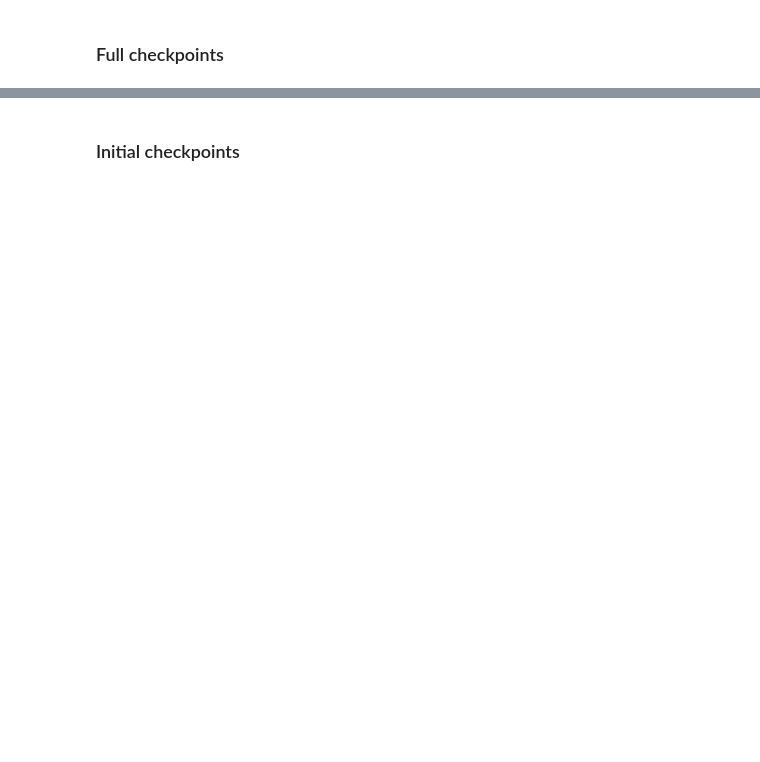
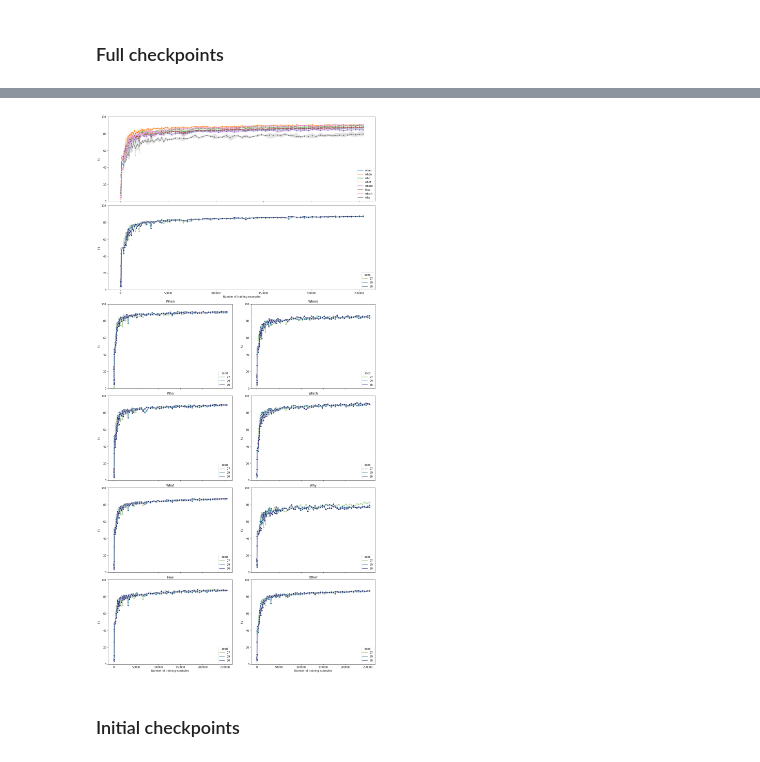
Before and after one commit to stevieg3/when-do-reading-comprehension-models-learn, a Jupyter notebook: notebooks/main/02-albert-xlarge-v2-SQuAD-v2 simple categories - more checkpoints.ipynb, the cells around one changed output, grey strips where cells are left out. Drawn from its saved outputs; the diff is of its cells as text; code cells hidden in the pictures; blank space fills up the shorter version.

Commit message:
Re-ran squad 2 plots

```diff
--- a/notebooks/main/02-albert-xlarge-v2-SQuAD-v2 simple categories - more checkpoints.ipynb
+++ b/notebooks/main/02-albert-xlarge-v2-SQuAD-v2 simple categories - more checkpoints.ipynb
@@ -151,3 +56,98 @@ plt.show()
+# %%
+fig = plt.figure(constrained_layout=True, figsize=(15, 30))
+gs = fig.add_gridspec(6, 2)
+
+# Overall (all examples) by seed
+ax2 = fig.add_subplot(gs[1, :])
+ax2.set_xlabel('Number of training examples')
+ax2.set_ylabel('F1')
+ax2.set_ylim(0, 100)
+sns.lineplot(data=metrics_by_cat, y='overall_f1', x='num_examples', hue='seed', marker='o', palette='crest', ax=ax2)
+ax2.legend(title='seed', loc='lower right')
+
+# By category
+ax1 = fig.add_subplot(gs[0, :], sharex=ax2, sharey=ax2)
+plt.setp(ax1.get_xticklabels(), visible=False)
+ax1.set_ylabel('F1')
+ax1.set_ylim(0, 100)
+sns.lineplot(data=metrics_by_cat, y='f1', x='num_examples', hue='w6h_label', marker='o', palette='tab10', ax=ax1)
+ax1.legend(loc='lower right')
+
+# 'How' by seed
+ax9 = fig.add_subplot(gs[5, 0])
+ax9.set_xlabel('Number of training examples')
+ax9.set_ylabel('F1')
+ax9.set_title('How')
+ax9.set_ylim(0, 100)
+sns.lineplot(data=metrics_by_cat[metrics_by_cat['w6h_label'] == 'how'], y='f1', x='num_examples', hue='seed', marker='o', palette='crest', ax=ax9)
+ax9.legend(title='seed', loc='lower right')
+
+# 'When' by seed
+ax3 = fig.add_subplot(gs[2, 0], sharex=ax9, sharey=ax9)
+plt.setp(ax3.get_xticklabels(), visible=False)
+ax3.set_ylabel('F1')
+ax3.set_title('When')
+ax3.set_ylim(0, 100)
+sns.lineplot(data=metrics_by_cat[metrics_by_cat['w6h_label'] == 'when'], y='f1', x='num_examples', hue='seed', marker='o', palette='crest', ax=ax3)
+ax3.legend(title='seed', loc='lower right')
+
+# 'Who' by seed
+ax5 = fig.add_subplot(gs[3, 0], sharex=ax9, sharey=ax9)
+plt.setp(ax5.get_xticklabels(), visible=False)
+ax5.set_ylabel('F1')
+ax5.set_title('Who')
+ax5.set_ylim(0, 100)
+sns.lineplot(data=metrics_by_cat[metrics_by_cat['w6h_label'] == 'who'], y='f1', x='num_examples', hue='seed', marker='o', palette='crest', ax=ax5)
+ax5.legend(title='seed', loc='lower right')
+
+# 'What' by seed
+ax7 = fig.add_subplot(gs[4, 0], sharex=ax9, sharey=ax9)
+plt.setp(ax7.get_xticklabels(), visible=False)
+ax7.set_ylabel('F1')
+ax7.set_title('What')
+ax7.set_ylim(0, 100)
+sns.lineplot(data=metrics_by_cat[metrics_by_cat['w6h_label'] == 'what'], y='f1', x='num_examples', hue='seed', marker='o', palette='crest', ax=ax7)
+ax7.legend(title='seed', loc='lower right')
+
+# 'Other' by seed
+ax10 = fig.add_subplot(gs[5, 1])
+ax10.set_xlabel('Number of training examples')
+ax10.set_ylabel('F1')
+ax10.set_title('Other')
+ax10.set_ylim(0, 100)
+sns.lineplot(data=metrics_by_cat[metrics_by_cat['w6h_label'] == 'other'], y='f1', x='num_examples', hue='seed', marker='o', palette='crest', ax=ax10)
+ax10.legend(title='seed', loc='lower right')
+
+# 'Where' by seed
+ax4 = fig.add_subplot(gs[2, 1], sharex=ax10, sharey=ax10)
+plt.setp(ax4.get_xticklabels(), visible=False)
+ax4.set_ylabel('F1')
+ax4.set_title('Where')
+ax4.set_ylim(0, 100)
+sns.lineplot(data=metrics_by_cat[metrics_by_cat['w6h_label'] == 'where'], y='f1', x='num_examples', hue='seed', marker='o', palette='crest', ax=ax4)
+ax4.legend(title='seed', loc='lower right')
+
+# 'Which' by seed
+ax6 = fig.add_subplot(gs[3, 1], sharex=ax10, sharey=ax10)
+plt.setp(ax6.get_xticklabels(), visible=False)
+ax6.set_ylabel('F1')
+ax6.set_title('Which')
+ax6.set_ylim(0, 100)
+sns.lineplot(data=metrics_by_cat[metrics_by_cat['w6h_label'] == 'which'], y='f1', x='num_examples', hue='seed', marker='o', palette='crest', ax=ax6)
+ax6.legend(title='seed', loc='lower right')
+
+# 'Why' by seed
+ax8 = fig.add_subplot(gs[4, 1], sharex=ax10, sharey=ax10)
+plt.setp(ax8.get_xticklabels(), visible=False)
+ax8.set_ylabel('F1')
+ax8.set_title('Why')
+ax8.set_ylim(0, 100)
+sns.lineplot(data=metrics_by_cat[metrics_by_cat['w6h_label'] == 'why'], y='f1', x='num_examples', hue='seed', marker='o', palette='crest', ax=ax8)
+ax8.legend(title='seed', loc='lower right')
+
+plt.show()
+# %% [output]
+[figure, added]
 # %% [markdown]
 ### Initial checkpoints
 # %%
```
Also changed, not shown: parts of 9 cells of this notebook.
